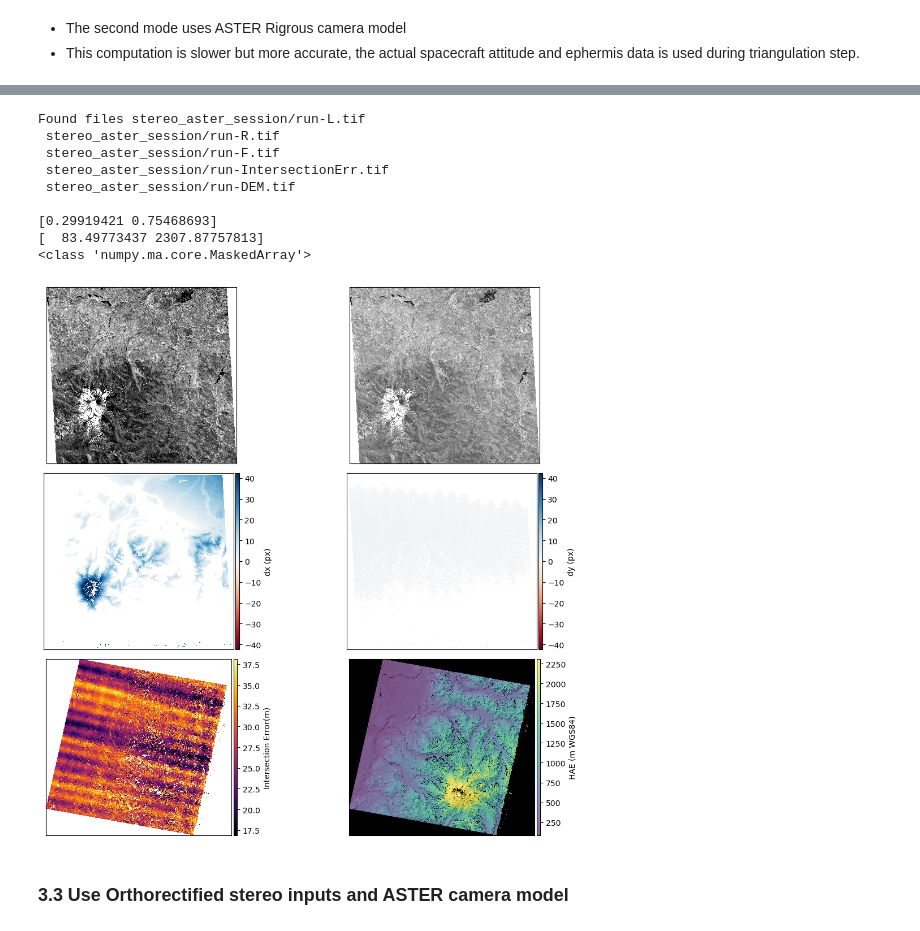
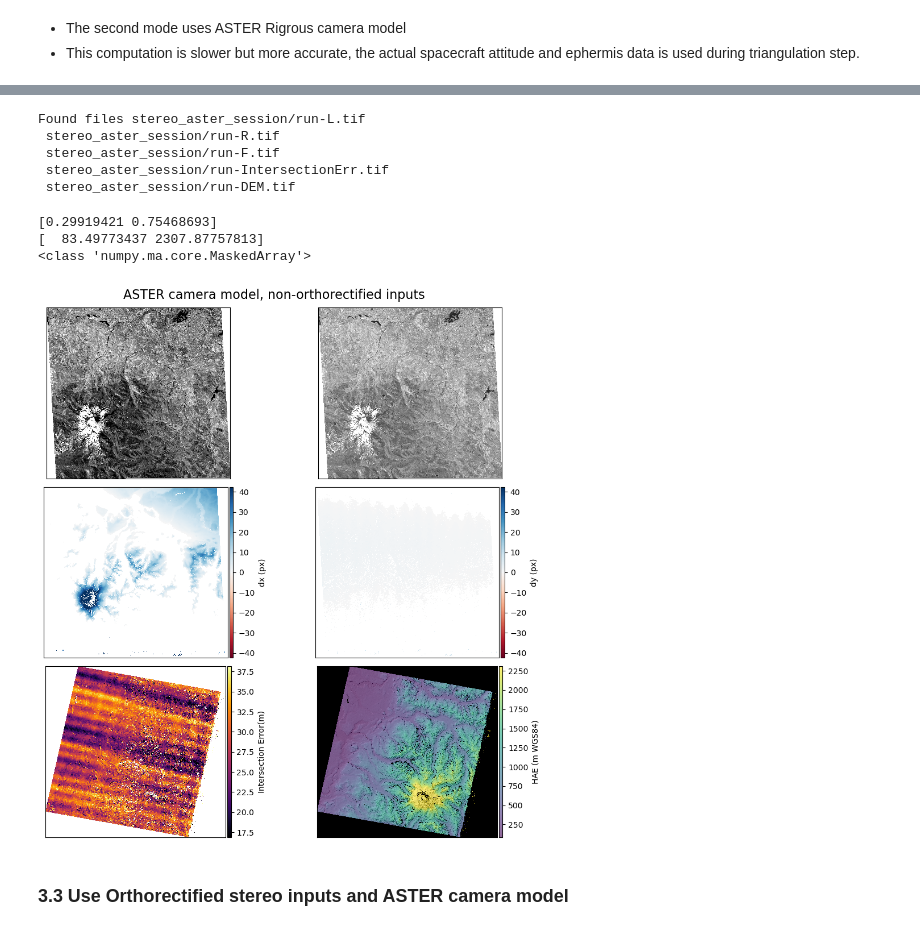
Before and after one commit to uw-cryo/asp_tutorials, a Jupyter notebook: tutorials/example-aster_stereo_reconstruction.ipynb, the cells around one changed output, grey strips where cells are left out. Drawn from its saved outputs; the diff is of its cells as text; code cells hidden in the pictures.

```diff
--- a/tutorials/example-aster_stereo_reconstruction.ipynb
+++ b/tutorials/example-aster_stereo_reconstruction.ipynb
@@ -115,9 +102,6 @@ l_img_xml = glob.glob(outfolder+'*3N.xml')[0]
 r_img_xml = glob.glob(outfolder+'*3B.xml')[0]
 stereo_dir  = 'stereo_rpc/run'
 stereo_call = f'{stereo} -t {session} --stereo-algorithm {stereo_algorithm}  --subpixel-mode {spm} {l_img} {r_img} {l_img_xml} {r_img_xml} {stereo_dir}'
-if verbose:
-    ! stereo_call
-else:
-    asp_utils.run_bash_command(stereo_call)
+asp_utils.run_bash_command(stereo_call,verbose=verbose)
 # %% [output]
 /srv/StereoPipeline/bin/stereo -t rpc --stereo-algorithm asp_bm  --subpixel-mode 1 aster_example_asp/out-Band3N.tif aster_example_asp/out-Band3B.tif aster_example_asp/out-Band3N.xml aster_example_asp/ ...
@@ -146,10 +114,7 @@ p2dem_args = '--errorimage'
 pointcloud = glob.glob(stereo_dir+'*-PC.tif')[0]
 print ("Gridding pointcloud {} at {} m/px".format(pointcloud,tr))
 point2dem_call  = f"{point2dem} --tr {tr} --t_srs '{tsrs}' {p2dem_args} {pointcloud}"
-if verbose:
-    ! $point2dem_call
-else:
-    asp_utils.run_bash_command(point2dem_call)
+asp_utils.run_bash_command(point2dem_call,verbose=verbose)
 dem = glob.glob(stereo_dir+'*-DEM.tif')[0]
 print("DEM saved at {}".format(dem))
 # %% [output]
@@ -208,9 +162,6 @@ l_img_xml = glob.glob(outfolder+'*3N.xml')[0]
 r_img_xml = glob.glob(outfolder+'*3B.xml')[0]
 stereo_dir  = 'stereo_aster_session/run'
 stereo_call  = f'{stereo} -t {session} --stereo-algorithm {stereo_algorithm} --subpixel-mode {spm} {l_img} {r_img} {l_img_xml} {r_img_xml} {stereo_dir}'
-if verbose:
-    ! stereo_call
-else:
-    asp_utils.run_bash_command(stereo_call)
+asp_utils.run_bash_command(stereo_call,verbose=verbose)
 # %% [output]
 /srv/StereoPipeline/bin/stereo -t aster --stereo-algorithm asp_bm --subpixel-mode 1 aster_example_asp/out-Band3N.tif aster_example_asp/out-Band3B.tif aster_example_asp/out-Band3N.xml aster_example_asp ...
@@ -239,10 +174,7 @@ p2dem_args = '--errorimage'
 pointcloud = glob.glob(stereo_dir+'*-PC.tif')[0]
 print ("Gridding pointcloud {} at {} m/px".format(pointcloud,tr))
 point2dem_call = f"{point2dem} --tr {tr} --t_srs '{tsrs}' {p2dem_args} {pointcloud}"
-if verbose:
-    ! $point2dem_call
-else:
-    asp_utils.run_bash_command(point2dem_call)
+asp_utils.run_bash_command(point2dem_call,verbose=verbose)
 dem = glob.glob(stereo_dir+'*-DEM.tif')[0]
 print("DEM saved at {}".format(dem))
 # %% [output]
@@ -267,17 +185,18 @@ Child returned 0
 # %%
 fig,ax = plt.subplots(3,2,figsize=(12,10))
 asp_utils.plot_stereo_results(stereo_dir,ax)
+fig.suptitle('ASTER camera model, non-orthorectified inputs', fontsize=16)
+plt.tight_layout()
 # %% [output]
 Found files stereo_aster_session/run-L.tif
  stereo_aster_session/run-R.tif
  stereo_aster_session/run-F.tif
  stereo_aster_session/run-IntersectionErr.tif
  stereo_aster_session/run-DEM.tif
-
-[0.29919421 0.75468693]
-[  83.49773437 2307.87757813]
-<class 'numpy.ma.core.MaskedArray'>
+[0.29919421 0.75468693]
+[  83.49773437 2307.87757813]
+<class 'numpy.ma.core.MaskedArray'>
-[figure, old version]
+[figure, new version]
 # %% [markdown]
 ### 3.3 Use Orthorectified stereo inputs and ASTER camera model
 # %% [markdown]
```
Also changed, not shown: parts of 13 cells of this notebook, 1 other file.
